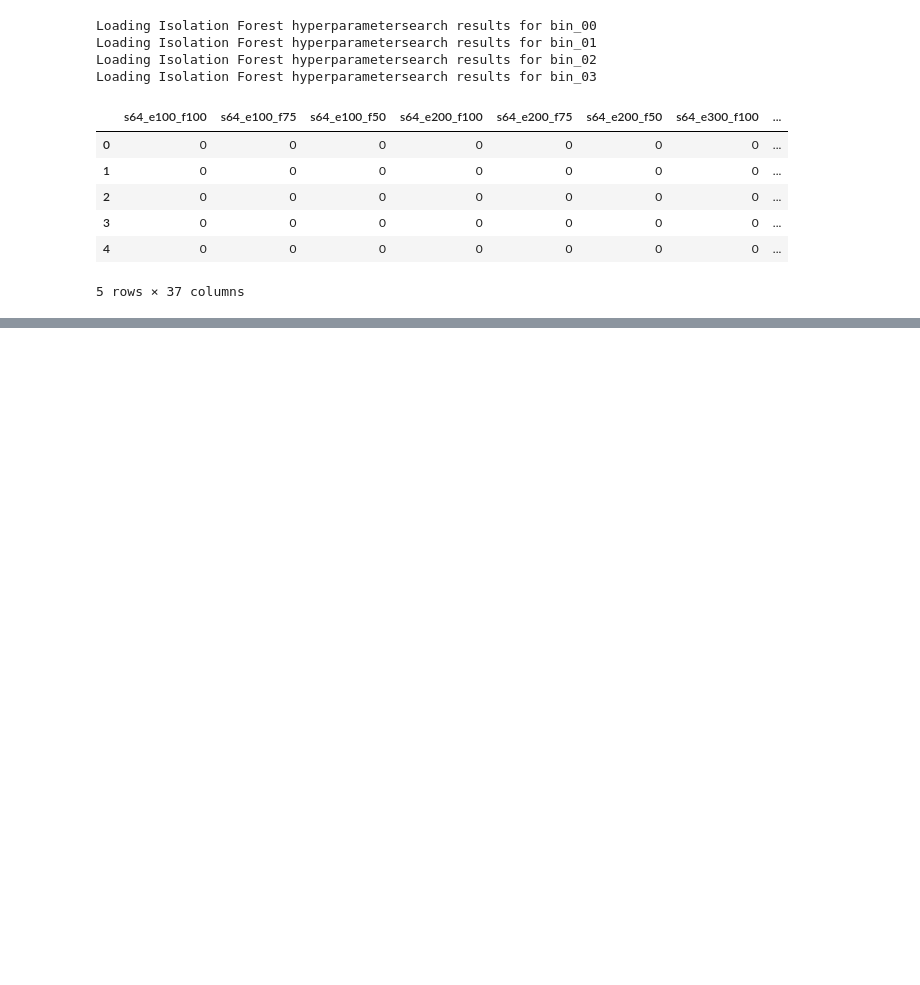
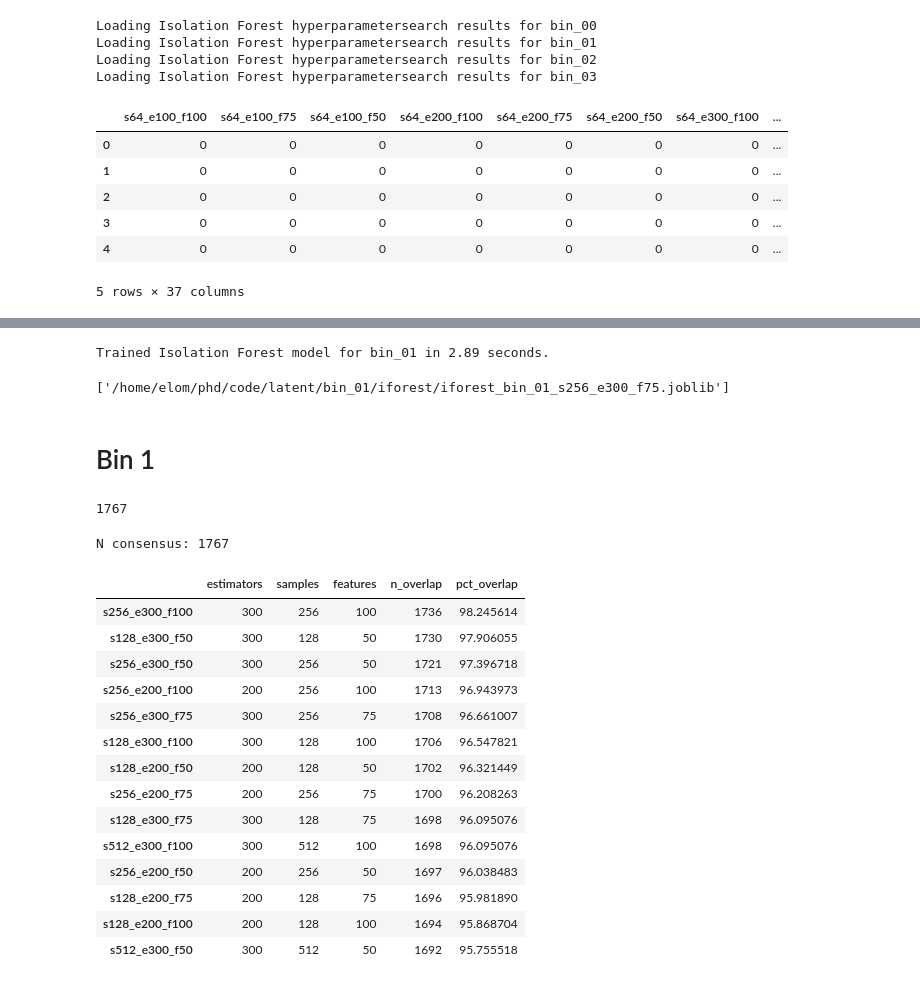
Before and after one commit to ed-ortizm/anomaly, a Jupyter notebook: thesis/iforest/01_winner_hyperparams.ipynb, the cells around one changed output, grey strips where cells are left out. Saved outputs shown, nothing was run; the diff lists cells and outputs as text; code cells hidden in the pictures; blank space fills up the shorter version.

```diff
--- a/thesis/iforest/01_winner_hyperparams.ipynb
+++ b/thesis/iforest/01_winner_hyperparams.ipynb
@@ -285,0 +440,80 @@ np.percentile(scores, 99)
+# %%
+bin_id = 'bin_01'
+latent_scaled = standard_scaler(
+    latent_bin_dict[bin_id]
+)
+
+e, s, f = best_params_dict[bin_id].split('_')
+e, s, f = int(e[1:]), int(s[1:]), int(f[1:])/100
+
+model_fname = f"iforest_{bin_id}_{best_params_dict[bin_id]}.joblib"
+
+save_dir = os.path.join(
+    latent_dir, bin_id, 'iforest'
+)
+os.makedirs(save_dir, exist_ok=True)
+save_path = os.path.join(save_dir, model_fname)
+
+start_time = time.perf_counter()
+
+iforest = IsolationForest(
+    n_estimators=e,
+    max_samples=s,
+    max_features=f,
+    contamination=0.01,
+    n_jobs=-1,
+    random_state=42
+)
+
+iforest.fit(latent_scaled)
+
+end_time = time.perf_counter()
+
+print(
+    f"Trained Isolation Forest model for {bin_id} "
+    f"in {end_time - start_time:.2f} seconds."
+)
+
+joblib.dump(iforest, save_path)
+# %% [output]
+Trained Isolation Forest model for bin_01 in 2.89 seconds.
+['/home/elom/phd/code/latent/bin_01/iforest/iforest_bin_01_s256_e300_f75.joblib']
+# %% [markdown]
+# Bin 1
+# %%
+bin_id = 'bin_00'
+consensus_threshold = 19
+df = iforest_hyper_params_df_dict[bin_id].copy()
+consensus_mask = df['consensus_score'] >= consensus_threshold
+df.loc[consensus_mask, ['s256_e300_f100', 'consensus_score']].sum()
+consensus_mask.sum()
+# %% [output]
+1767
+# %%
+bin_id = 'bin_00'
+stab_scores_00_dict = stability_scores_dict[bin_id]
+grid_pred_00_df = iforest_hyper_params_df_dict[bin_id]
+
+stab_scores_00_df = compute_stability_score(
+    grid_pred_df=grid_pred_00_df,
+    stab_scores_dict=stab_scores_00_dict,
+    consensus_threshold=19
+)
+stab_scores_00_df.head(14)
+# %% [output]
+N consensus: 1767
+|  | estimators | samples | features | n_overlap | pct_overlap |
+| s256_e300_f100 | 300 | 256 | 100 | 1736 | 98.245614 |
+| s128_e300_f50 | 300 | 128 | 50 | 1730 | 97.906055 |
+| s256_e300_f50 | 300 | 256 | 50 | 1721 | 97.396718 |
+| s256_e200_f100 | 200 | 256 | 100 | 1713 | 96.943973 |
+| s256_e300_f75 | 300 | 256 | 75 | 1708 | 96.661007 |
+| s128_e300_f100 | 300 | 128 | 100 | 1706 | 96.547821 |
+| s128_e200_f50 | 200 | 128 | 50 | 1702 | 96.321449 |
+| s256_e200_f75 | 200 | 256 | 75 | 1700 | 96.208263 |
+| s128_e300_f75 | 300 | 128 | 75 | 1698 | 96.095076 |
+| s512_e300_f100 | 300 | 512 | 100 | 1698 | 96.095076 |
+| s256_e200_f50 | 200 | 256 | 50 | 1697 | 96.038483 |
+| s128_e200_f75 | 200 | 128 | 75 | 1696 | 95.981890 |
+| s128_e200_f100 | 200 | 128 | 100 | 1694 | 95.868704 |
+| s512_e300_f50 | 300 | 512 | 50 | 1692 | 95.755518 |
```
Also changed, not shown: parts of 26 cells of this notebook, 1 other file.
